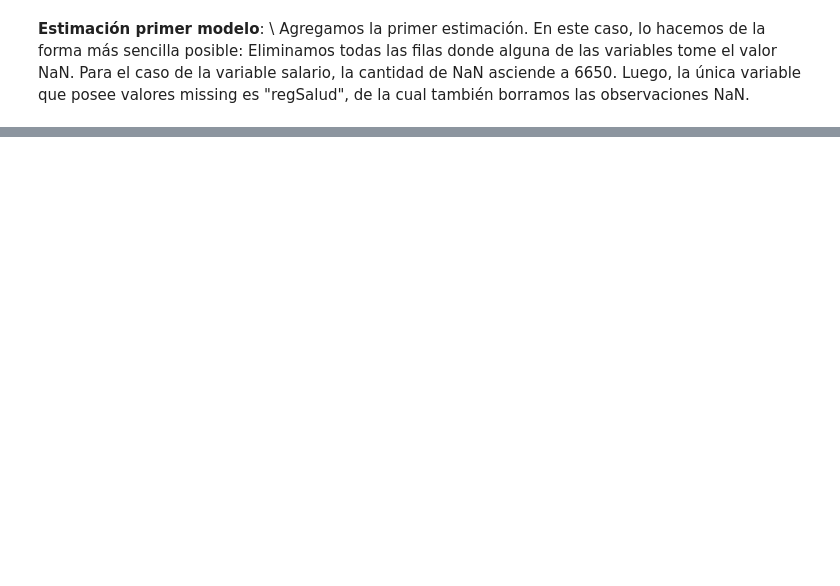
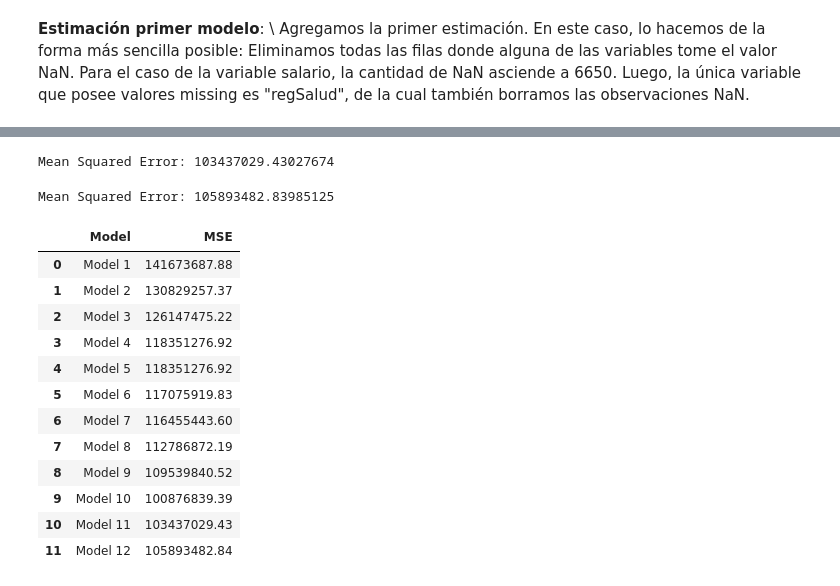
Before and after one commit to dipla70/ML-TP1, a Jupyter notebook: TP1.ipynb, the cells around one changed output, grey strips where cells are left out. Saved outputs shown, nothing was run; the diff lists cells and outputs as text; code cells hidden in the pictures; blank space fills up the shorter version.

```diff
--- a/TP1.ipynb
+++ b/TP1.ipynb
@@ -180 +369,76 @@ from sklearn.metrics import mean_squared_error
+# %%
+
+poly = PolynomialFeatures(degree=3)
+
+X_train_poly3 = poly.fit_transform(X_train)
+
+
+model11 =  LinearRegression().fit(X_train_poly3,y_train)
+
+#prediction on new data
+X_test_poly3= poly.fit_transform(X_test)
+y_hat_model11 = model11.predict(X_test_poly3)
+
+# Calculate Mean Squared Error
+mse11 = mean_squared_error(y_test, y_hat_model11)
+
+print(f'Mean Squared Error: {mse11}')
+# %% [output]
+Mean Squared Error: 103437029.43027674
+# %%
+
+poly = PolynomialFeatures(degree=4)
+
+X_train_poly = poly.fit_transform(X_train)
+
+
+model12 =  LinearRegression().fit(X_train_poly,y_train)
+# %%
+#prediction on new data
+X_test_poly = poly.fit_transform(X_test)
+y_hat_model12 = model12.predict(X_test_poly)
+
+# Calculate Mean Squared Error
+mse12 = mean_squared_error(y_test, y_hat_model12)
+
+print(f'Mean Squared Error: {mse12}')
+# %% [output]
+Mean Squared Error: 105893482.83985125
+# %%
+# Crear un diccionario con los nombres de los modelos y sus MSE
+mse_dict = {
+    'Model 1': mse1,
+    'Model 2': mse2,
+    'Model 3': mse3,
+    'Model 4': mse4,
+    'Model 5': mse5,
+    'Model 6': mse6,
+    'Model 7': mse7,
+    'Model 8': mse8,
+    'Model 9': mse9,
+    'Model 10': mse10,
+    'Model 11': mse11,
+    'Model 12': mse12
+}
+
+# Convertir el diccionario en un DataFrame
+mse_df = pd.DataFrame(list(mse_dict.items()), columns=['Model', 'MSE'])
+
+# Mostrar la tabla sin notación científica
+pd.options.display.float_format = '{:.2f}'.format
+display(mse_df)
+# %% [output]
+|  | Model | MSE |
+| 0 | Model 1 | 141673687.88 |
+| 1 | Model 2 | 130829257.37 |
+| 2 | Model 3 | 126147475.22 |
+| 3 | Model 4 | 118351276.92 |
+| 4 | Model 5 | 118351276.92 |
+| 5 | Model 6 | 117075919.83 |
+| 6 | Model 7 | 116455443.60 |
+| 7 | Model 8 | 112786872.19 |
+| 8 | Model 9 | 109539840.52 |
+| 9 | Model 10 | 100876839.39 |
+| 10 | Model 11 | 103437029.43 |
+| 11 | Model 12 | 105893482.84 |
 # %%
```
Also changed, not shown: parts of 36 cells of this notebook, 1 other file.
